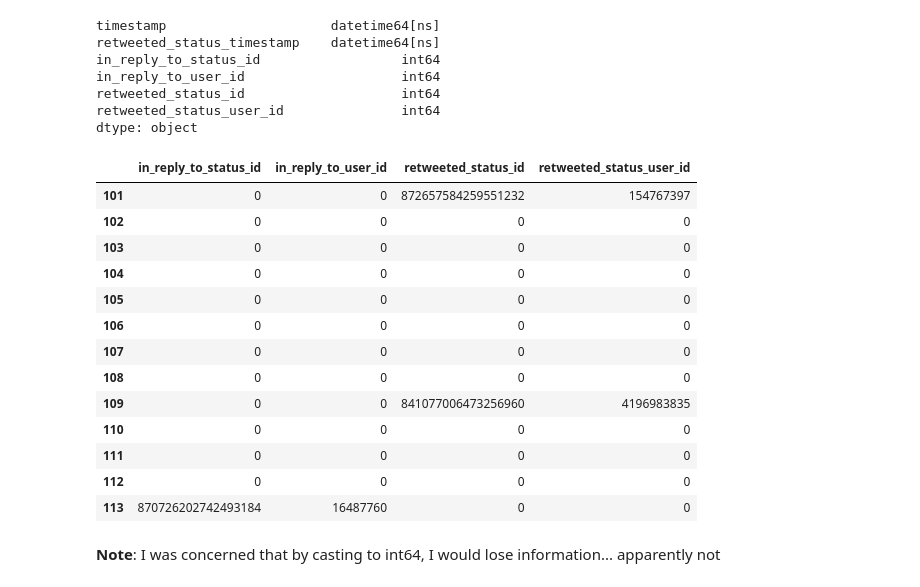
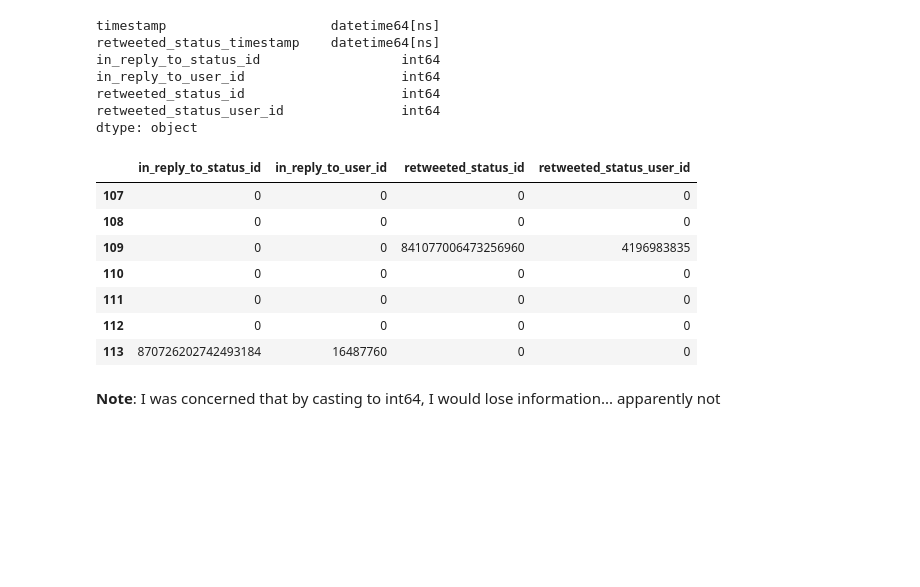
Before and after one commit to alf808/doggie-tweets, a Jupyter notebook: wrangle_act.ipynb, the cells around one changed output. Drawn from its saved outputs; the diff is of its cells as text; code cells hidden in the pictures; blank space fills up the shorter version.

```diff
--- a/wrangle_act.ipynb
+++ b/wrangle_act.ipynb
@@ -411,7 +413,8 @@ twitarch_work[(twitarch_work.text.str.contains('doggo|pupper|puppo|floofer', cas
 # %%
 # casting was more complicated than usual.
 # adding the contents of from each column and into dog_stage
-twitarch_work['dog_stage'] = twitarch_work.doggo.fillna('').map(str) + twitarch_work.floofer.fillna('').map(str) + twitarch_work.pupper.fillna('').map(str) + twitarch_work.puppo.fillna('').map(str)
+twitarch_work['dog_stage'] = twitarch_work.doggo.fillna('').map(str) + twitarch_work.floofer.fillna('').map(str) + \
+                                twitarch_work.pupper.fillna('').map(str) + twitarch_work.puppo.fillna('').map(str)
 
 # prefix the multiple dog stages with "combo"
 combo_idx = twitarch_work[twitarch_work.ds_sum > 1].index
@@ -551,23 +550,18 @@ in_reply_to_user_id                    int64
 retweeted_status_id                    int64
 retweeted_status_user_id               int64
 dtype: object
-# %%
-twitarch_work.loc[101:113, irr_lst]
-# %% [output]
-|  | in_reply_to_status_id | in_reply_to_user_id | retweeted_status_id | retweeted_status_user_id |
-| 101 | 0 | 0 | 872657584259551232 | 154767397 |
-| 102 | 0 | 0 | 0 | 0 |
-| 103 | 0 | 0 | 0 | 0 |
-| 104 | 0 | 0 | 0 | 0 |
-| 105 | 0 | 0 | 0 | 0 |
-| 106 | 0 | 0 | 0 | 0 |
-| 107 | 0 | 0 | 0 | 0 |
-| 108 | 0 | 0 | 0 | 0 |
-| 109 | 0 | 0 | 841077006473256960 | 4196983835 |
-| 110 | 0 | 0 | 0 | 0 |
-| 111 | 0 | 0 | 0 | 0 |
-| 112 | 0 | 0 | 0 | 0 |
-| 113 | 870726202742493184 | 16487760 | 0 | 0 |
+# %%
+# check if any information is lost upon casting from float64 to int64
+twitarch_work.loc[107:113, irr_lst]
+# %% [output]
+|  | in_reply_to_status_id | in_reply_to_user_id | retweeted_status_id | retweeted_status_user_id |
+| 107 | 0 | 0 | 0 | 0 |
+| 108 | 0 | 0 | 0 | 0 |
+| 109 | 0 | 0 | 841077006473256960 | 4196983835 |
+| 110 | 0 | 0 | 0 | 0 |
+| 111 | 0 | 0 | 0 | 0 |
+| 112 | 0 | 0 | 0 | 0 |
+| 113 | 870726202742493184 | 16487760 | 0 | 0 |
 # %% [markdown]
 **Note**: I was concerned that by casting to int64, I would lose information... apparently not
 # %% [markdown]
```
Also changed, not shown: parts of 27 cells of this notebook, 3 other files.
